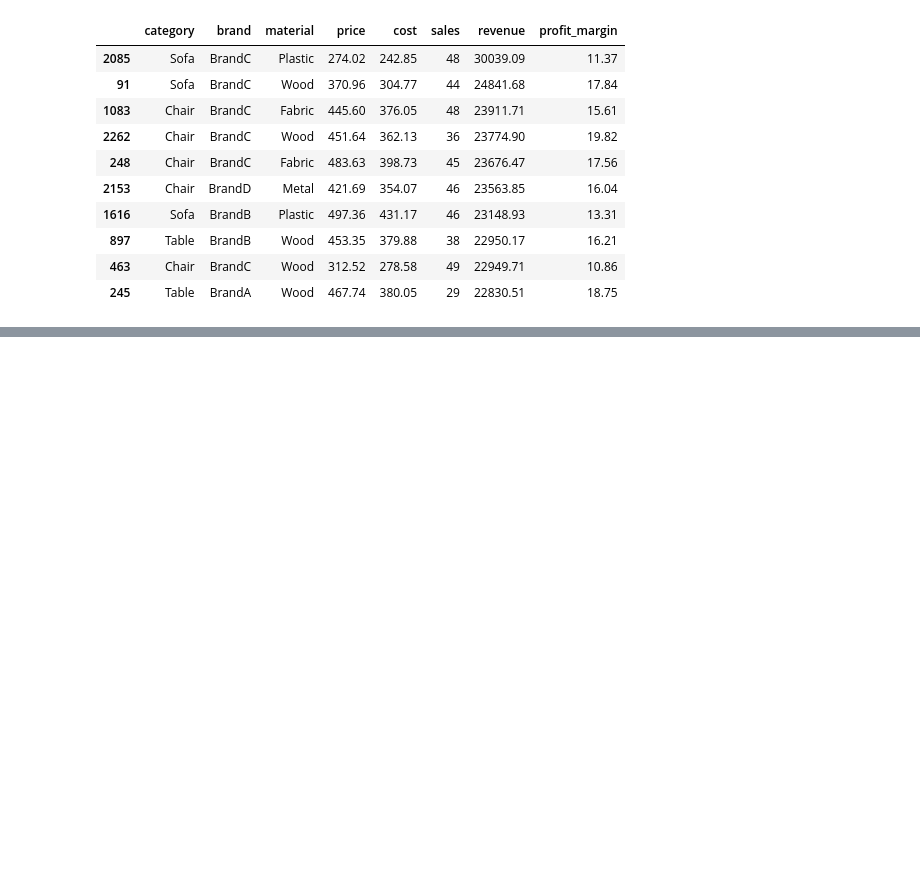
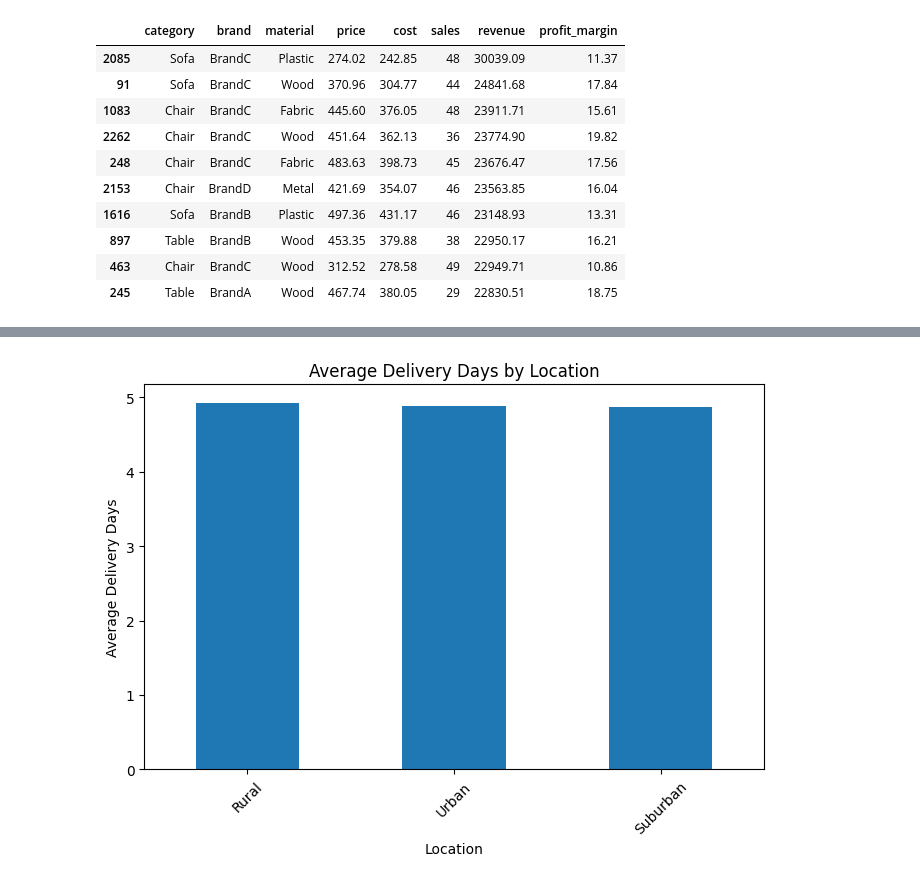
Before and after one commit to Penny967/cs687_capstone, a Jupyter notebook: data_analysis.ipynb, the cells around one changed output, grey strips where cells are left out. Saved outputs shown, nothing was run; the diff lists cells and outputs as text; code cells hidden in the pictures; blank space fills up the shorter version.

```diff
--- a/data_analysis.ipynb
+++ b/data_analysis.ipynb
@@ -432,0 +636,9 @@ display(high_revenue_low_profit[
+# %%
+delivery_by_location = df.groupby("location").agg(
+    avg_delivery_days=("delivery_days", "mean"),
+    median_delivery_days=("delivery_days", "median"),
+    max_delivery_days=("delivery_days", "max"),
+    order_count=("delivery_days", "count")
+).sort_values(by="avg_delivery_days", ascending=False)
+
+display(delivery_by_location)
@@ -432,0 +709,9 @@ display(high_revenue_low_profit[
+# %%
+delivery_by_location["avg_delivery_days"].plot(kind="bar", figsize=(8, 5))
+plt.title("Average Delivery Days by Location")
+plt.xlabel("Location")
+plt.ylabel("Average Delivery Days")
+plt.xticks(rotation=45)
+plt.show()
+# %% [output]
+[figure, added]
```
Also changed, not shown: parts of 23 cells of this notebook.
